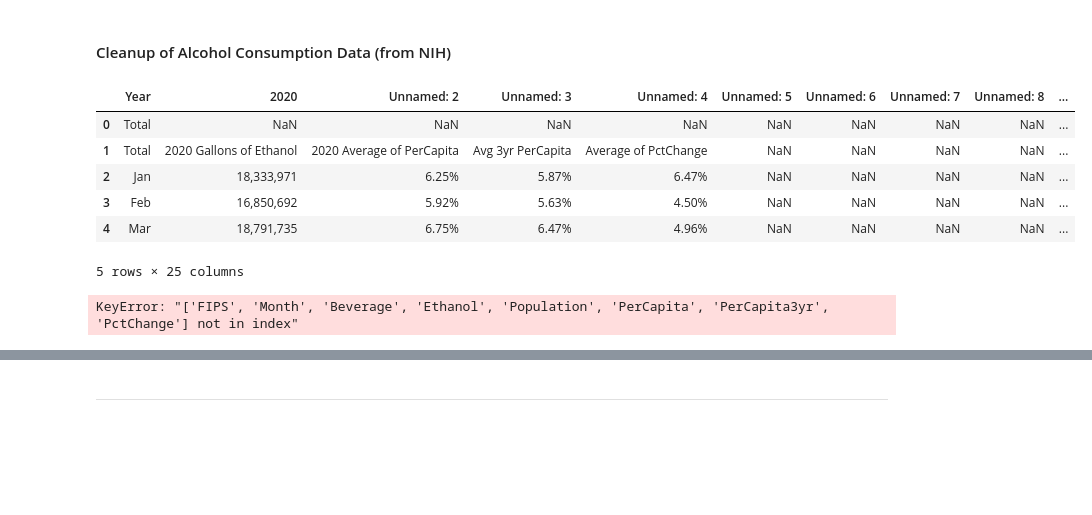
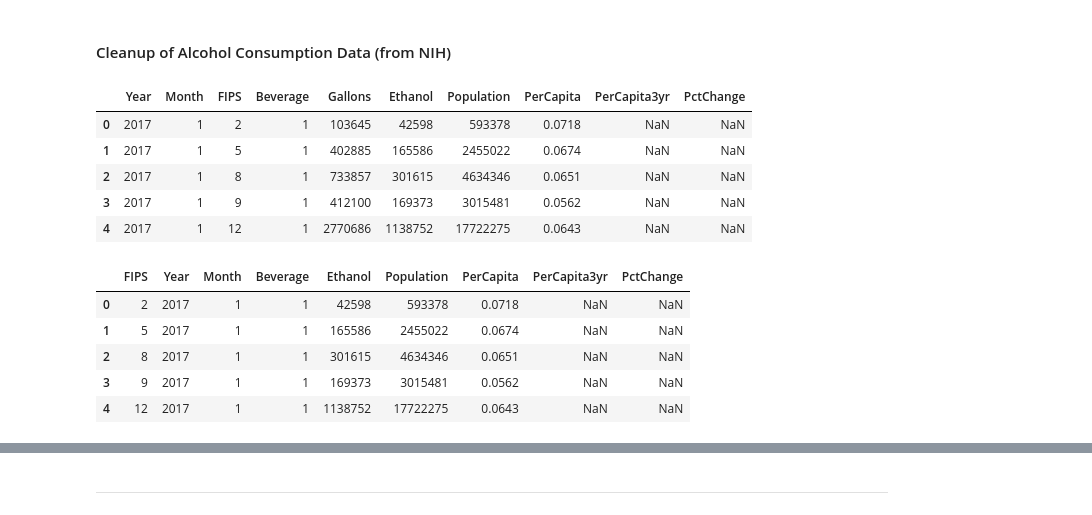
Before and after one commit to dianewitt/bootcamp-project-1, a Jupyter notebook: data-clean-analyze.ipynb, the cells around one changed output, grey strips where cells are left out. Cells and saved outputs as stored; diff of their text form; code cells hidden in the pictures; blank space fills up the shorter version.

```diff
--- a/data-clean-analyze.ipynb
+++ b/data-clean-analyze.ipynb
@@ -167,15 +167,14 @@ alcohol_path = "Data/NIH_Alcohol_Sales_Thru_Jun2020.csv"
 # %%
 # Step 2: Import csv files and create data frame, print headers to terminal
-alcohol_df = pd.read_csv("Data/NIH_Alcohol_Sales_Thru_Jun2020.csv")
+alcohol_df = pd.read_csv("Resources/Data/NIH_Alcohol_Sales_Thru_Jun2020.csv")
 alcohol_df.head()
 # %% [output]
-|  | Year | 2020 | Unnamed: 2 | Unnamed: 3 | Unnamed: 4 | Unnamed: 5 | Unnamed: 6 | Unnamed: 7 | Unnamed: 8 | ... |
-| 0 | Total | NaN | NaN | NaN | NaN | NaN | NaN | NaN | NaN | ... |
-| 1 | Total | 2020 Gallons of Ethanol | 2020 Average of PerCapita | Avg 3yr PerCapita | Average of PctChange | NaN | NaN | NaN | NaN | ... |
-| 2 | Jan | 18,333,971 | 6.25% | 5.87% | 6.47% | NaN | NaN | NaN | NaN | ... |
-| 3 | Feb | 16,850,692 | 5.92% | 5.63% | 4.50% | NaN | NaN | NaN | NaN | ... |
-| 4 | Mar | 18,791,735 | 6.75% | 6.47% | 4.96% | NaN | NaN | NaN | NaN | ... |
+|  | Year | Month | FIPS | Beverage | Gallons | Ethanol | Population | PerCapita | PerCapita3yr | PctChange |
+| 0 | 2017 | 1 | 2 | 1 | 103645 | 42598 | 593378 | 0.0718 | NaN | NaN |
+| 1 | 2017 | 1 | 5 | 1 | 402885 | 165586 | 2455022 | 0.0674 | NaN | NaN |
+| 2 | 2017 | 1 | 8 | 1 | 733857 | 301615 | 4634346 | 0.0651 | NaN | NaN |
+| 3 | 2017 | 1 | 9 | 1 | 412100 | 169373 | 3015481 | 0.0562 | NaN | NaN |
+| 4 | 2017 | 1 | 12 | 1 | 2770686 | 1138752 | 17722275 | 0.0643 | NaN | NaN |
-5 rows × 25 columns
 # %%
 # Step 3: Reset data frame index and include only columns needed for merging and analysis
 alcohol_df = alcohol_df[[
@@ -183,7 +182,12 @@ alcohol_df = alcohol_df[[
     'Population','PerCapita','PerCapita3yr','PctChange']]
 alcohol_df.head()
 # %% [output]
-KeyError: "['FIPS', 'Month', 'Beverage', 'Ethanol', 'Population', 'PerCapita', 'PerCapita3yr', 'PctChange'] not in index"
+|  | FIPS | Year | Month | Beverage | Ethanol | Population | PerCapita | PerCapita3yr | PctChange |
+| 0 | 2 | 2017 | 1 | 1 | 42598 | 593378 | 0.0718 | NaN | NaN |
+| 1 | 5 | 2017 | 1 | 1 | 165586 | 2455022 | 0.0674 | NaN | NaN |
+| 2 | 8 | 2017 | 1 | 1 | 301615 | 4634346 | 0.0651 | NaN | NaN |
+| 3 | 9 | 2017 | 1 | 1 | 169373 | 3015481 | 0.0562 | NaN | NaN |
+| 4 | 12 | 2017 | 1 | 1 | 1138752 | 17722275 | 0.0643 | NaN | NaN |
 # %%
 # Step 4: Rename columns for readability
 alcohol_df = alcohol_df.rename(columns={
```
Also changed, not shown: parts of 23 cells of this notebook.
